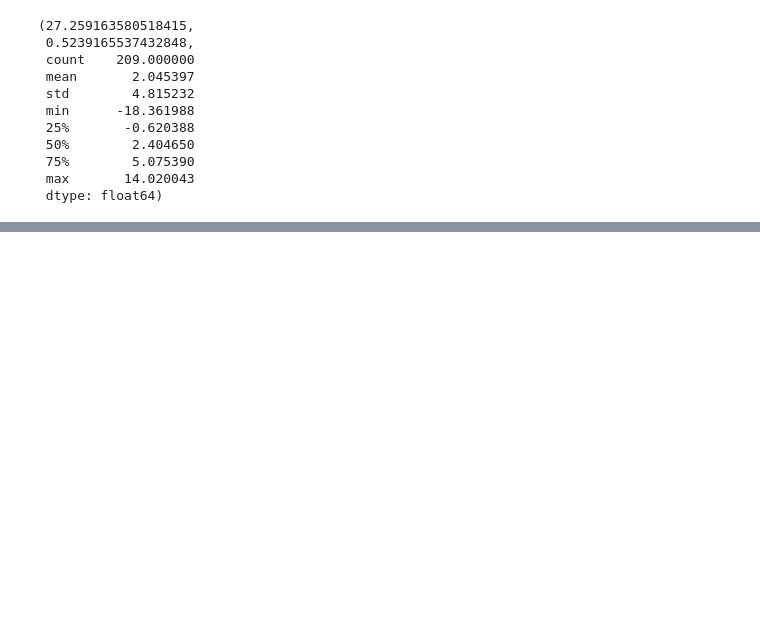
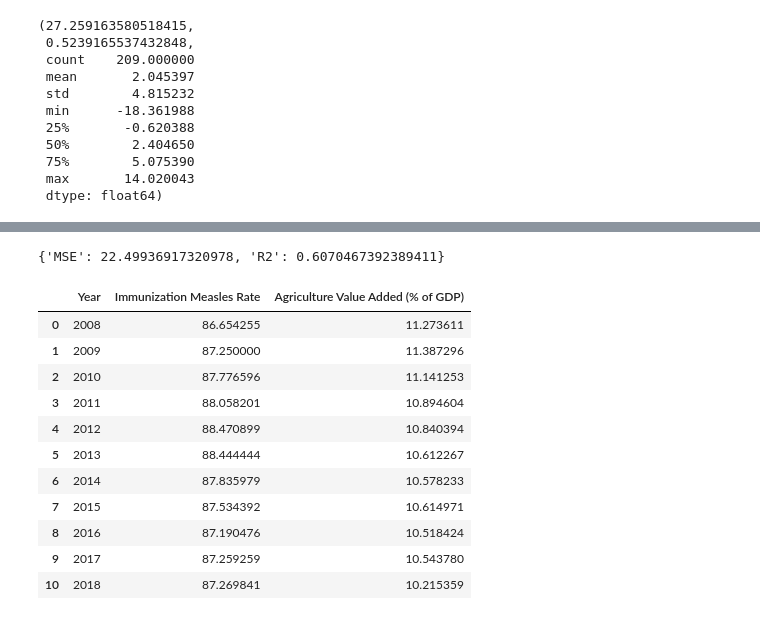
Before and after one commit to LiferLifer/EE340_SLforDS_Final_Project, a Jupyter notebook: project_01/task5.ipynb, the cells around one changed output, grey strips where cells are left out. Cells and saved outputs as stored; diff of their text form; code cells hidden in the pictures; blank space fills up the shorter version.

```diff
--- a/project_01/task5.ipynb
+++ b/project_01/task5.ipynb
@@ -720,0 +837,60 @@ mse_2018, r2_2018, prediction_errors.describe()
+# %%
+data_2018 = data[10]
+data_2018_numerical = data_2018.drop(columns=["Country Name"])
+
+data_2018_custom_imputed = data_2018_numerical.copy()
+for column, method in chosen_method.items():
+    if method == 'mean':
+        data_2018_custom_imputed[column].fillna(data_2018_numerical[column].mean(), inplace=True)
+    elif method == 'median':
+        data_2018_custom_imputed[column].fillna(data_2018_numerical[column].median(), inplace=True)
+
+X_2018 = data_2018_custom_imputed.drop('Life expectancy at birth, total (years)', axis=1)
+y_2018 = data_2018_custom_imputed['Life expectancy at birth, total (years)']
+X_2018_scaled = scaler.transform(X_2018)
+
+y_pred_2018_stacking = stacking_model_selected.predict(X_2018_scaled)
+
+mse_2018_stacking = mean_squared_error(y_2018, y_pred_2018_stacking)
+r2_2018_stacking = r2_score(y_2018, y_pred_2018_stacking)
+
+stacking_2018_results = {"MSE": mse_2018_stacking, "R2": r2_2018_stacking}
+stacking_2018_results
+# %% [output]
+{'MSE': 22.49936917320978, 'R2': 0.6070467392389411}
+# %%
+# test
+immunization_rates = []
+agriculture_percent_gdp = []
+
+for year_data in data:
+    # calculate the average for each year
+    immunization_avg = year_data['Immunization, measles (% of children ages 12-23 months)'].mean()
+    agriculture_avg = year_data['Agriculture, forestry, and fishing, value added (% of GDP)'].mean()
+
+    immunization_rates.append(immunization_avg)
+    agriculture_percent_gdp.append(agriculture_avg)
+
+# create a list of years from 2008 to 2018
+years = list(range(2008, 2019))
+
+time_series_data = pd.DataFrame({
+    'Year': years,
+    'Immunization Measles Rate': immunization_rates,
+    'Agriculture Value Added (% of GDP)': agriculture_percent_gdp
+})
+
+time_series_data
+# %% [output]
+|  | Year | Immunization Measles Rate | Agriculture Value Added (% of GDP) |
+| 0 | 2008 | 86.654255 | 11.273611 |
+| 1 | 2009 | 87.250000 | 11.387296 |
+| 2 | 2010 | 87.776596 | 11.141253 |
+| 3 | 2011 | 88.058201 | 10.894604 |
+| 4 | 2012 | 88.470899 | 10.840394 |
+| 5 | 2013 | 88.444444 | 10.612267 |
+| 6 | 2014 | 87.835979 | 10.578233 |
+| 7 | 2015 | 87.534392 | 10.614971 |
+| 8 | 2016 | 87.190476 | 10.518424 |
+| 9 | 2017 | 87.259259 | 10.543780 |
+| 10 | 2018 | 87.269841 | 10.215359 |
```
Also changed, not shown: parts of 13 cells of this notebook, 2 other files.
